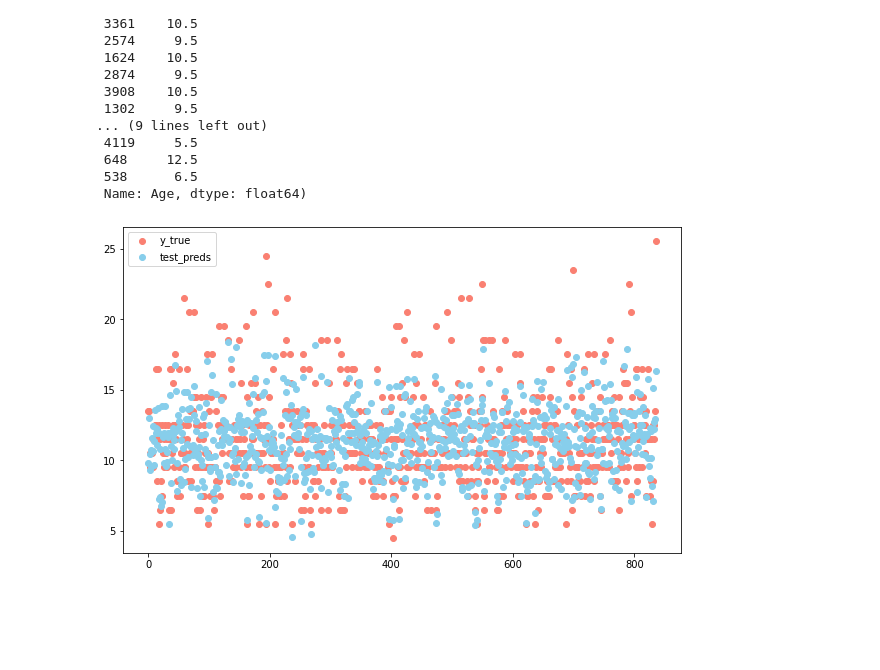
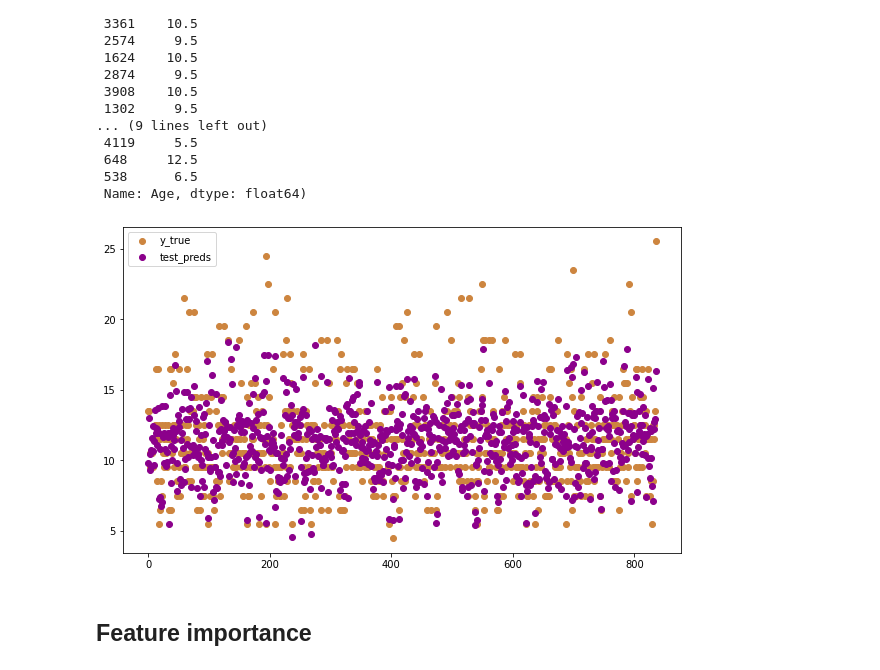
Before and after one commit to Coyote-Schmoyote/abalone-age-prediction, a Jupyter notebook: abalone_project.ipynb, the cells around one changed output. Saved outputs shown, nothing was run; the diff lists cells and outputs as text; code cells hidden in the pictures; blank space fills up the shorter version.

Commit message:
finished data visualization of the results

```diff
--- a/abalone_project.ipynb
+++ b/abalone_project.ipynb
@@ -651,9 +655,11 @@ test_preds [:20], y_test[:20]
 # %%
 # Visualize predicted and true values
 
 fig = plt.figure(figsize=(10, 6))
-plt.scatter(range(y_test.shape[0]), y_test, color="salmon", label="y_true")
-plt.scatter(range(y_test.shape[0]), test_preds, color="skyblue", label="test_preds")
+plt.scatter(range(y_test.shape[0]), y_test, color="peru", label="y_true")
+plt.scatter(range(y_test.shape[0]), test_preds, color="darkmagenta", label="test_preds")
 plt.legend();
 # %% [output]
-[figure, old version]
+[figure, new version]
+# %% [markdown]
+## Feature importance
```
Also changed, not shown: parts of 18 cells of this notebook.
